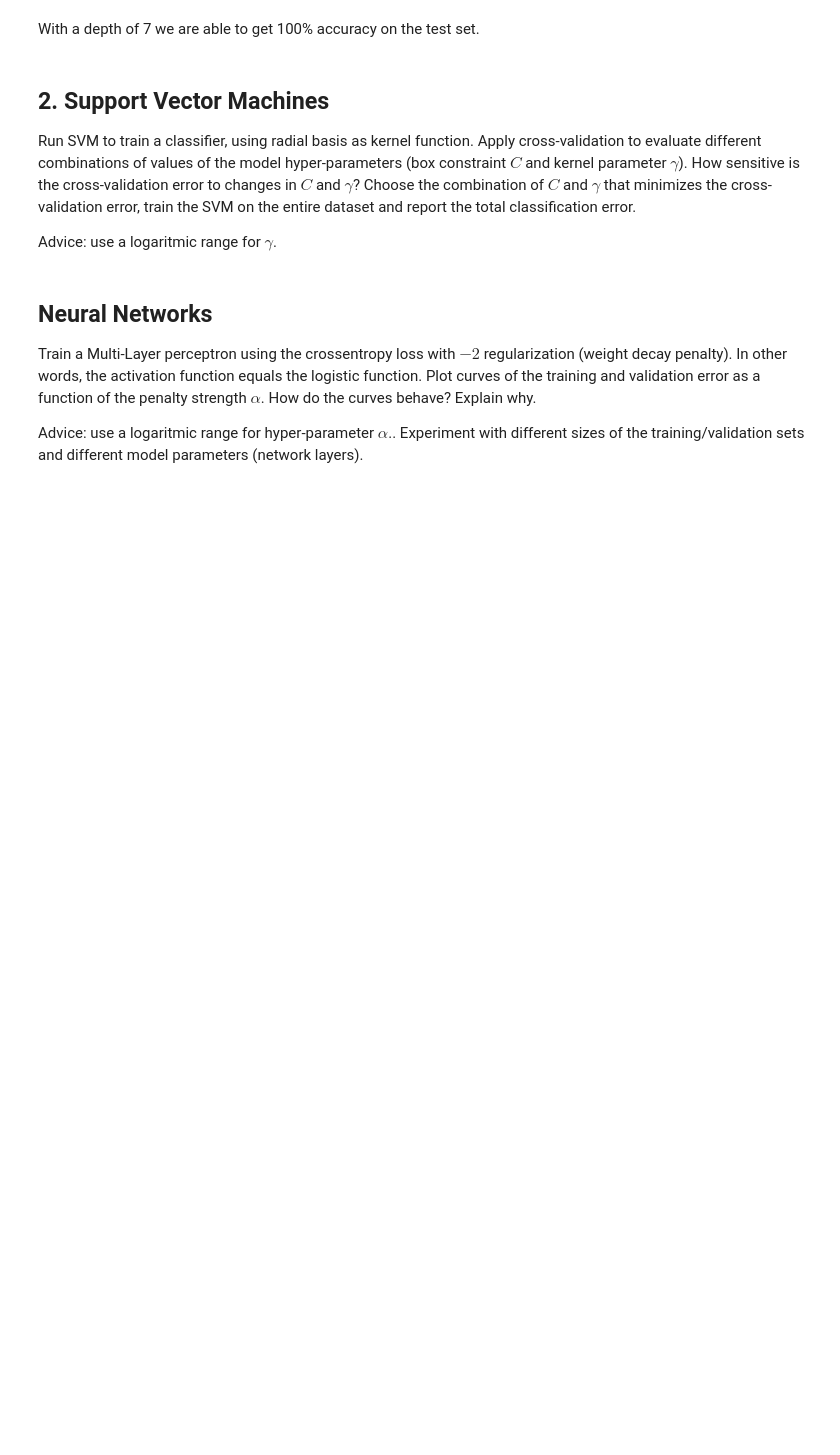
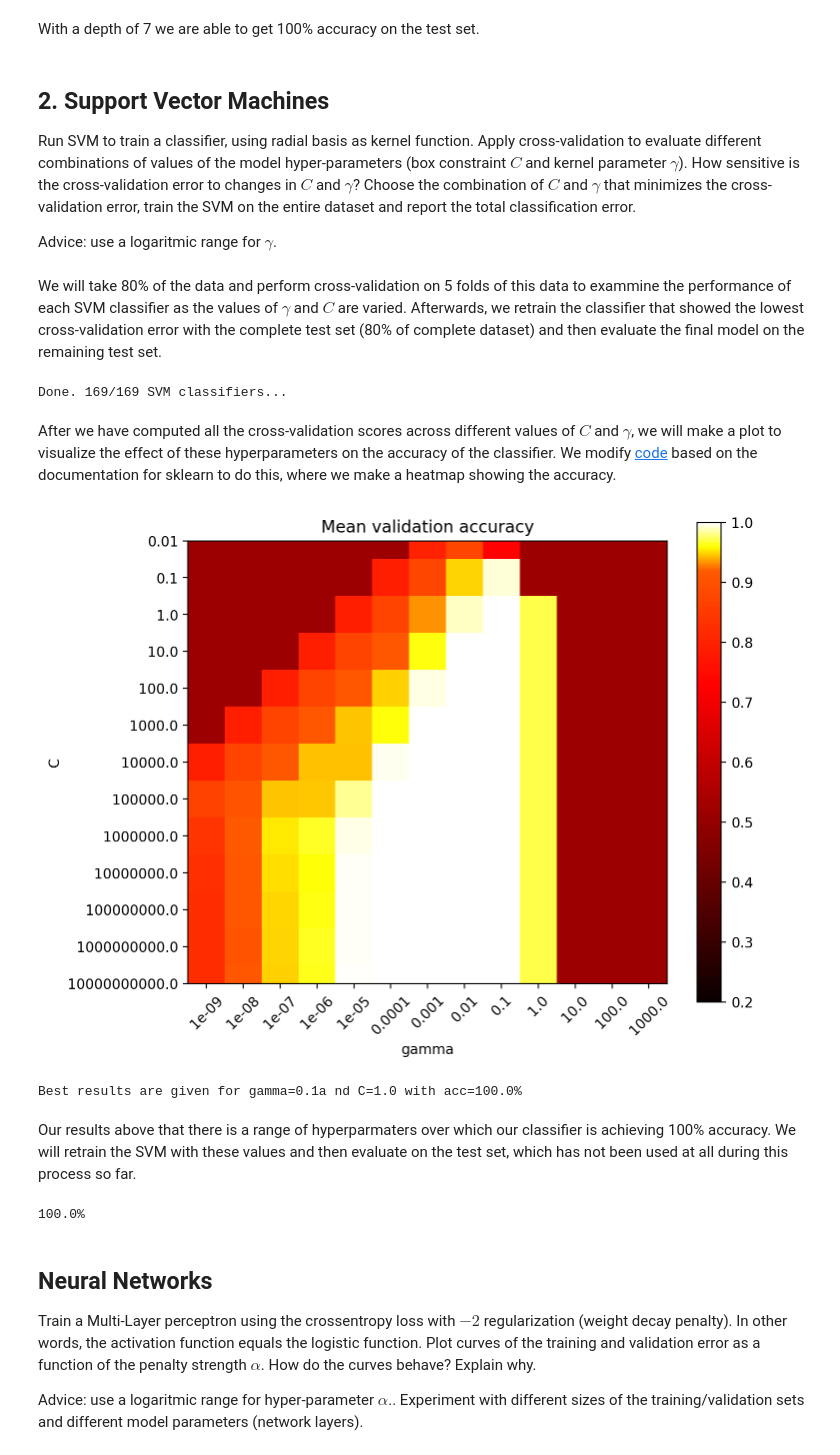
Before and after one commit to csteinmetz1/machine-learning, a Jupyter notebook: p2/p2.ipynb, the cells around one changed output. Saved outputs shown, nothing was run; the diff lists cells and outputs as text; code cells hidden in the pictures; blank space fills up the shorter version.

Commit message:
almost done working on SVM part

```diff
--- a/p2/p2.ipynb
+++ b/p2/p2.ipynb
@@ -134,3 +147,68 @@ Advice: use a logaritmic range for $\gamma$.
+# %% [markdown]
+We will take 80% of the data and perform cross-validation on 5 folds of this data to exammine the performance of each SVM classifier as the values of $\gamma$ and $C$ are varied. Afterwards, we retrain the classifier that showed the lowest cross-validation error with the complete test set (80% of complete dataset) and then evaluate the final model on the remaining test set.
+# %%
+x_train, y_train, x_test, y_test = get_data(int(len(df)*0.8))
+
+C_range = np.logspace(-2, 10, 13)
+gamma_range = np.logspace(-9, 3, 13)
+scores = np.empty(shape=(len(C_range),len(gamma_range)))
+
+for gamma_idx, gamma in enumerate(gamma_range):
+    for C_idx, C in enumerate(C_range):
+        clf = svm.SVC(gamma=gamma, C=C, kernel="rbf")
+        scores[C_idx, gamma_idx] = model_selection.cross_val_score(clf, x_train, y_train, cv=5).mean()
+        n_clf = gamma_idx*len(C_range) + C_idx
+        total_clf = len(gamma_range)*len(C_range)
+        sys.stdout.write(f"* Fit {n_clf+1:3d}/{total_clf:3d} SVM classifiers...\r")
+        sys.stdout.flush()
+print("Done.")
+# %% [output]
+Done. 169/169 SVM classifiers...
+# %% [markdown]
+After we have computed all the cross-validation scores across different values of $C$ and $\gamma$, we will make a plot to visualize the effect of these hyperparameters on the accuracy of the classifier. We modify [code](https://scikit-learn.org/stable/auto_examples/svm/plot_rbf_parameters.html) based on the documentation for sklearn to do this, where we make a heatmap showing the accuracy.
+# %%
+class MidpointNormalize(Normalize):
+
+    def __init__(self, vmin=None, vmax=None, midpoint=None, clip=False):
+        self.midpoint = midpoint
+        Normalize.__init__(self, vmin, vmax, clip)
+
+    def __call__(self, value, clip=None):
+        x, y = [self.vmin, self.midpoint, self.vmax], [0, 0.5, 1]
+        return np.ma.masked_array(np.interp(value, x, y))
+# %%
+plt.figure(figsize=(8, 6))
+plt.subplots_adjust(left=.2, right=0.95, bottom=0.15, top=0.95)
+plt.imshow(scores, interpolation='nearest', cmap=plt.cm.hot,
+           norm=MidpointNormalize(vmin=0.2, midpoint=0.92))
+plt.xlabel('gamma')
+plt.ylabel('C')
+plt.colorbar()
+plt.xticks(np.arange(len(gamma_range)), gamma_range, rotation=45)
+plt.yticks(np.arange(len(C_range)), C_range)
+plt.title('Mean validation accuracy')
+plt.show()
+# %% [output]
+[figure, added]
+# %%
+C_best_idx, gamma_best_idx = np.where(scores == np.amax(scores))
+gamma_val_best = gamma_range[gamma_best_idx[0]]
+C_val_best = C_range[C_best_idx[0]]
+best_score = scores[C_best_idx[0], gamma_best_idx[0]]
+
+print(f"Best results are given for gamma={gamma_val_best}a nd C={C_val_best} with acc={best_score*100}%")
+# %% [output]
+Best results are given for gamma=0.1a nd C=1.0 with acc=100.0%
+# %% [markdown]
+Our results above that there is a range of hyperparmaters over which our classifier is achieving 100% accuracy. We will retrain the SVM with these values and then evaluate on the test set, which has not been used at all during this process so far.
+# %%
+clf = svm.SVC(gamma=gamma_val_best, C=C_val_best, kernel="rbf")
+clf.fit(x_train, y_train)
+y_hat = clf.predict(x_test)
+acc = metrics.accuracy_score(y_test, y_hat)
+print(f"{acc*100}%")
+# %% [output]
+100.0%
 # %% [markdown]
 ## Neural Networks
 Train a Multi-Layer perceptron using the crossentropy loss with $-2$ regularization (weight decay penalty). In other
```
Also changed, not shown: parts of 7 cells of this notebook.
